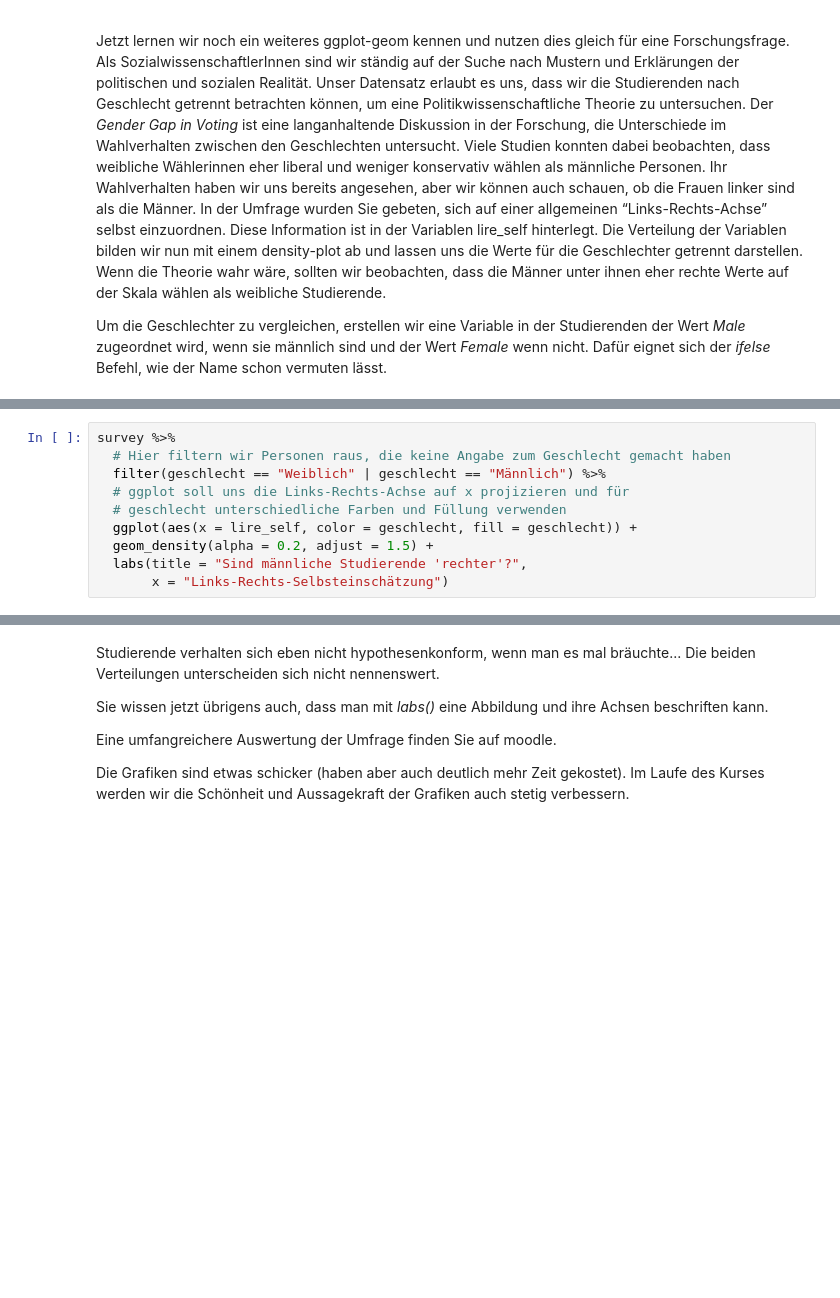
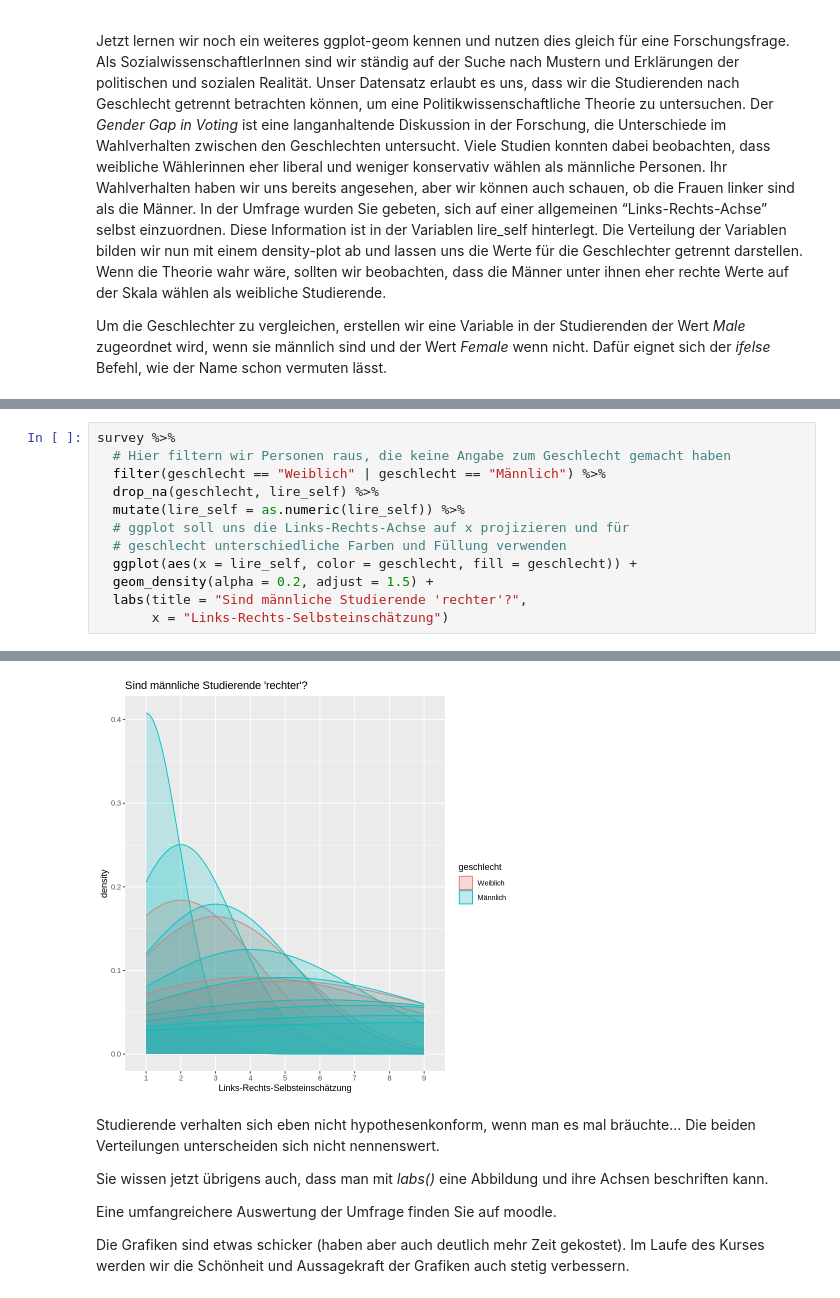
Before and after one commit to cstecker/politicsRLab, a Jupyter notebook: In welcher Blase bin ich denn hier gelandet?.ipynb, the cells around one changed output, grey strips where cells are left out. Drawn from its saved outputs; the diff is of its cells as text; blank space fills up the shorter version.

```diff
--- a/In welcher Blase bin ich denn hier gelandet?.ipynb
+++ b/In welcher Blase bin ich denn hier gelandet?.ipynb
@@ -185,9 +234,12 @@ Um die Geschlechter zu vergleichen, erstellen wir eine Variable in der Studieren
 survey %>%
   # Hier filtern wir Personen raus, die keine Angabe zum Geschlecht gemacht haben
   filter(geschlecht == "Weiblich" | geschlecht == "Männlich") %>%
+  drop_na(geschlecht, lire_self) %>%
+  mutate(lire_self = as.numeric(lire_self)) %>%
   # ggplot soll uns die Links-Rechts-Achse auf x projizieren und für
   # geschlecht unterschiedliche Farben und Füllung verwenden
   ggplot(aes(x = lire_self, color = geschlecht, fill = geschlecht)) +
   geom_density(alpha = 0.2, adjust = 1.5) +
   labs(title = "Sind männliche Studierende 'rechter'?",
        x = "Links-Rechts-Selbsteinschätzung")
+# %% [output]
@@ -194,3 +254,4 @@ survey %>%
+[figure, added]
 # %% [markdown]
 Studierende verhalten sich eben nicht hypothesenkonform, wenn man es mal bräuchte... Die beiden Verteilungen unterscheiden sich nicht nennenswert.
 
```
Also changed, not shown: parts of 13 cells of this notebook.
